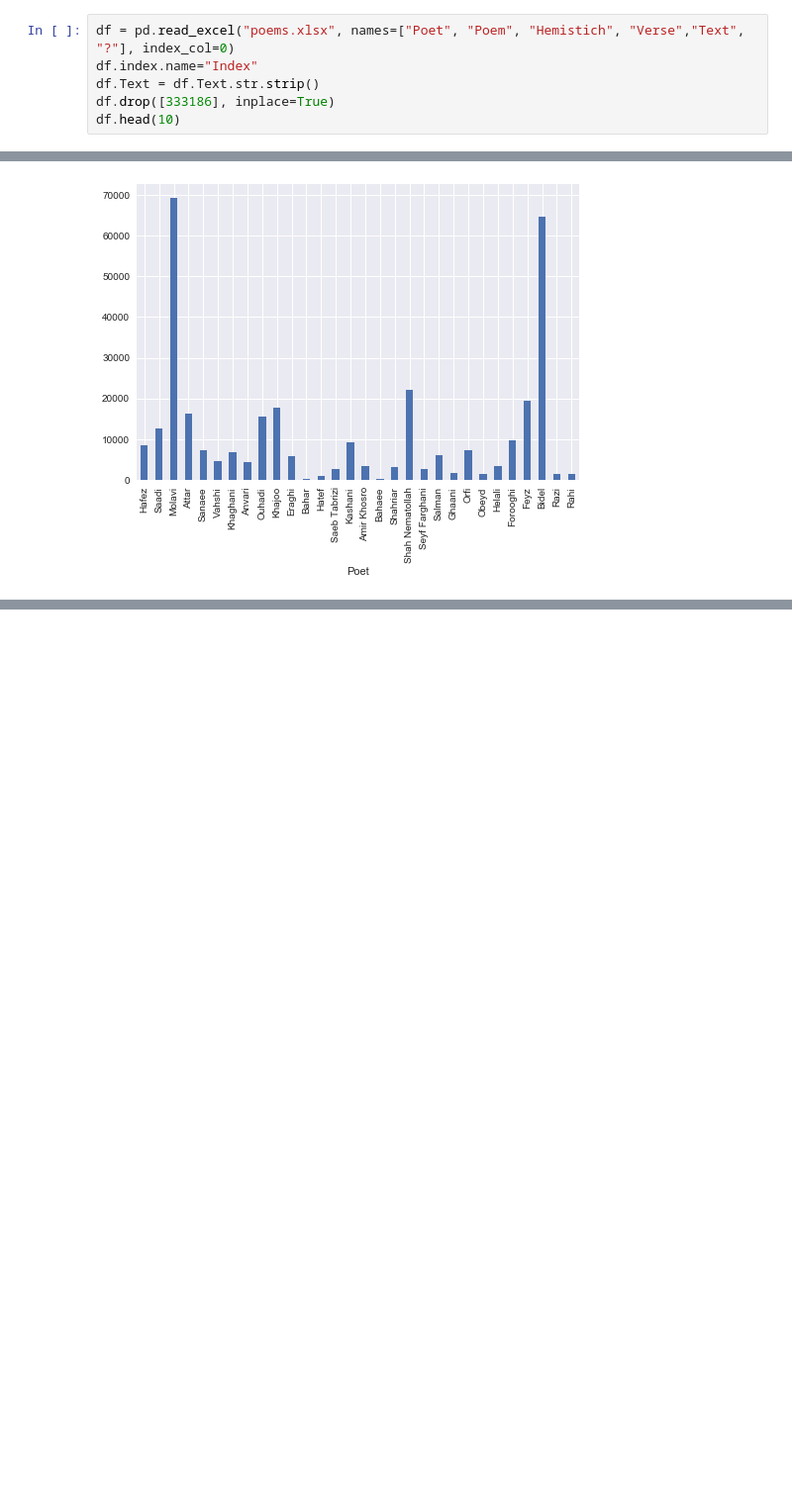
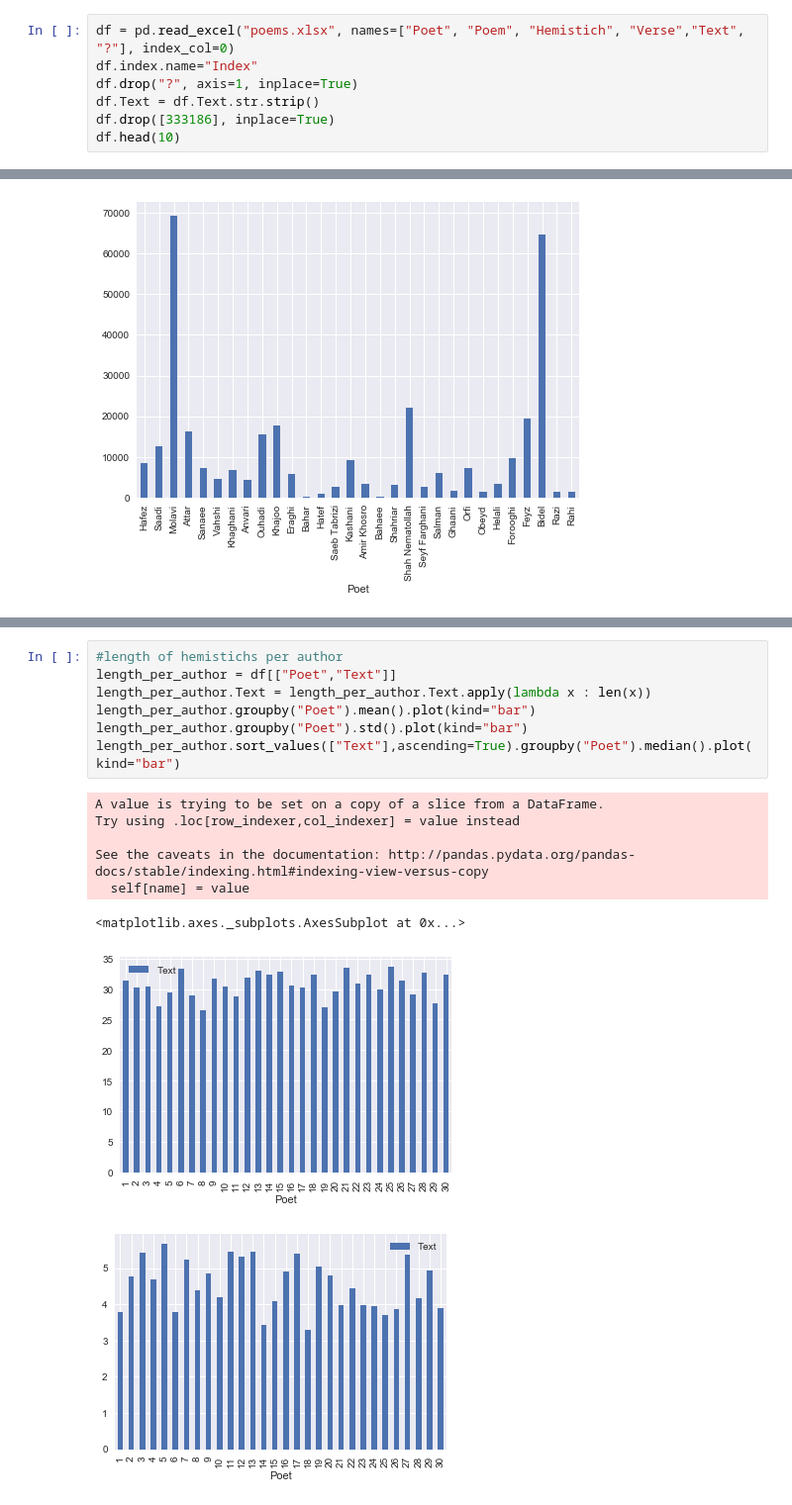
Before and after one commit to sareban/Measuring-Literature-Project, a Jupyter notebook: Literature Project.ipynb, the cells around one changed output, grey strips where cells are left out. Shown: that part at 99% size. Drawn from its saved outputs; the diff is of its cells as text; blank space fills up the shorter version.

```diff
--- a/Literature Project.ipynb
+++ b/Literature Project.ipynb
@@ -9,6 +11,7 @@ import seaborn as sns
 # %%
 df = pd.read_excel("poems.xlsx", names=["Poet", "Poem", "Hemistich", "Verse","Text", "?"], index_col=0)
 df.index.name="Index"
+df.drop("?", axis=1, inplace=True)
 df.Text = df.Text.str.strip()
 df.drop([333186], inplace=True)
 df.head(10)
@@ -43,0 +60,16 @@ ax.set_xticklabels(list(poet.values()));
+# %%
+#length of hemistichs per author
+length_per_author = df[["Poet","Text"]]
+length_per_author.Text = length_per_author.Text.apply(lambda x : len(x))
+length_per_author.groupby("Poet").mean().plot(kind="bar")
+length_per_author.groupby("Poet").std().plot(kind="bar")
+length_per_author.sort_values(["Text"],ascending=True).groupby("Poet").median().plot(kind="bar")
+# %% [output]
+A value is trying to be set on a copy of a slice from a DataFrame.
+Try using .loc[row_indexer,col_indexer] = value instead
+
+See the caveats in the documentation: http://pandas.pydata.org/pandas-docs/stable/indexing.html#indexing-view-versus-copy
+  self[name] = value
+<matplotlib.axes._subplots.AxesSubplot at 0x...>
+[figure, added]
+[figure, added]
```
Also changed, not shown: parts of 4 cells of this notebook.
